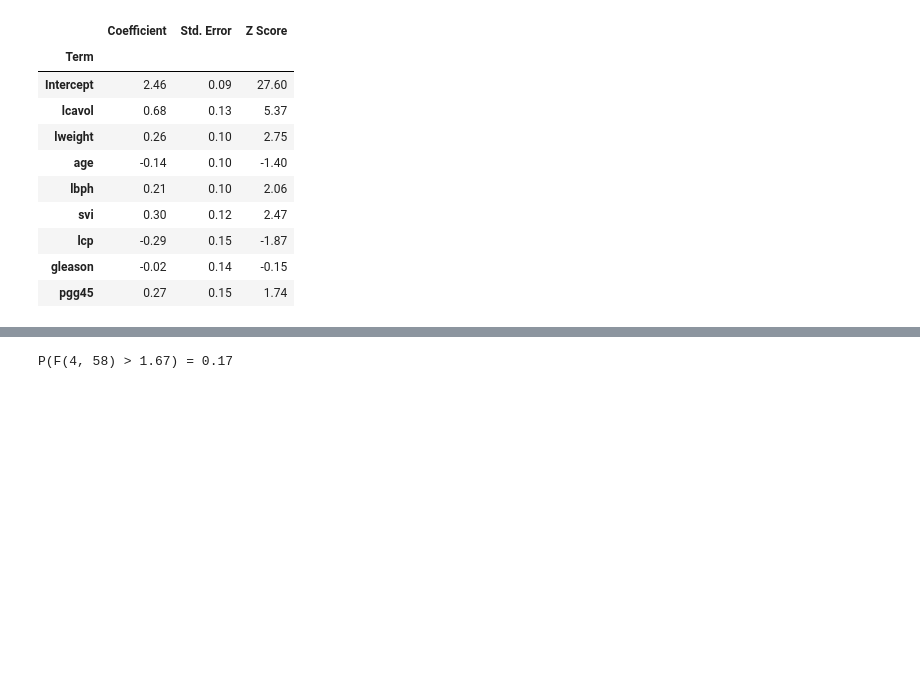
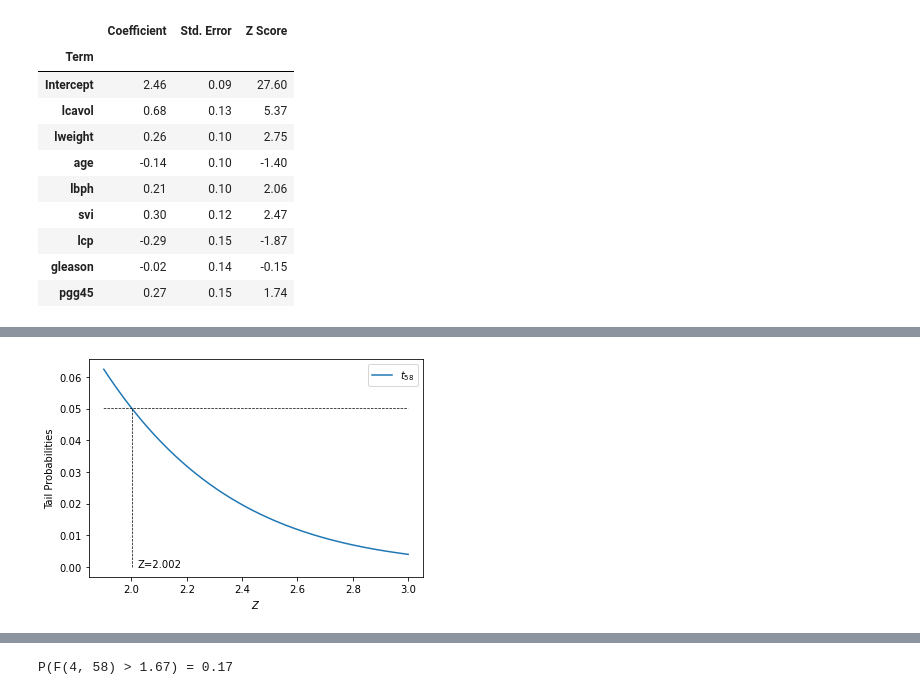
Before and after one commit to abkoesdw/The-Elements-of-Statistical-Learning-Python-Codes, a Jupyter notebook: esl/Chapter 03 - Linear Methods for Regression/3.2.1 Example - Prostate Cancer.ipynb, the cells around one changed output, grey strips where cells are left out. Drawn from its saved outputs; the diff is of its cells as text; code cells hidden in the pictures; blank space fills up the shorter version.

```diff
--- a/esl/Chapter 03 - Linear Methods for Regression/3.2.1 Example - Prostate Cancer.ipynb
+++ b/esl/Chapter 03 - Linear Methods for Regression/3.2.1 Example - Prostate Cancer.ipynb
@@ -234,0 +292,28 @@ df_zscore.apply(lambda x: x.map('{:,.2f}'.format))
+# %%
+# This time I'm using scipy.stats.t to generate the tail probabilities
+x_cdf = np.linspace(1.9, 3, 10000)
+cdf = 1 - scipy.stats.t.cdf(x_cdf, df=58) + scipy.stats.t.cdf(-x_cdf, df=58)
+plt.figure(1)
+plt.plot(x_cdf, cdf, label='$t_{58}$')
+plt.xlabel('$Z$')
+plt.ylabel('Tail Probabilities', rotation=90)
+plt.legend()
+
+# find Z at p = 0.05
+p = 0.05  # 5% level
+# find index where cdf = p_ or cdf ~= p_ because there is no data point where cdf = p exactly.
+idx = np.argmin(np.abs(cdf - p))
+z_ = [x_cdf[idx], x_cdf[idx]]
+y_ = [0, p]
+
+# plot the horizontal line where y = p
+plt.plot(z_, y_, '--k', linewidth=0.7)
+
+# plot the vertical line where Z = x_cdf[idx]
+plt.plot(x_cdf, p * np.ones_like(x_cdf), '--k', linewidth=0.7)
+
+# annotate the Z
+plt.text(x_cdf[idx] + 0.02, 0, "Z={:,.3f}".format(x_cdf[idx]))
+plt.show()
+# %% [output]
+[figure, added]
```
Also changed, not shown: parts of 28 cells of this notebook, 3 other files.
